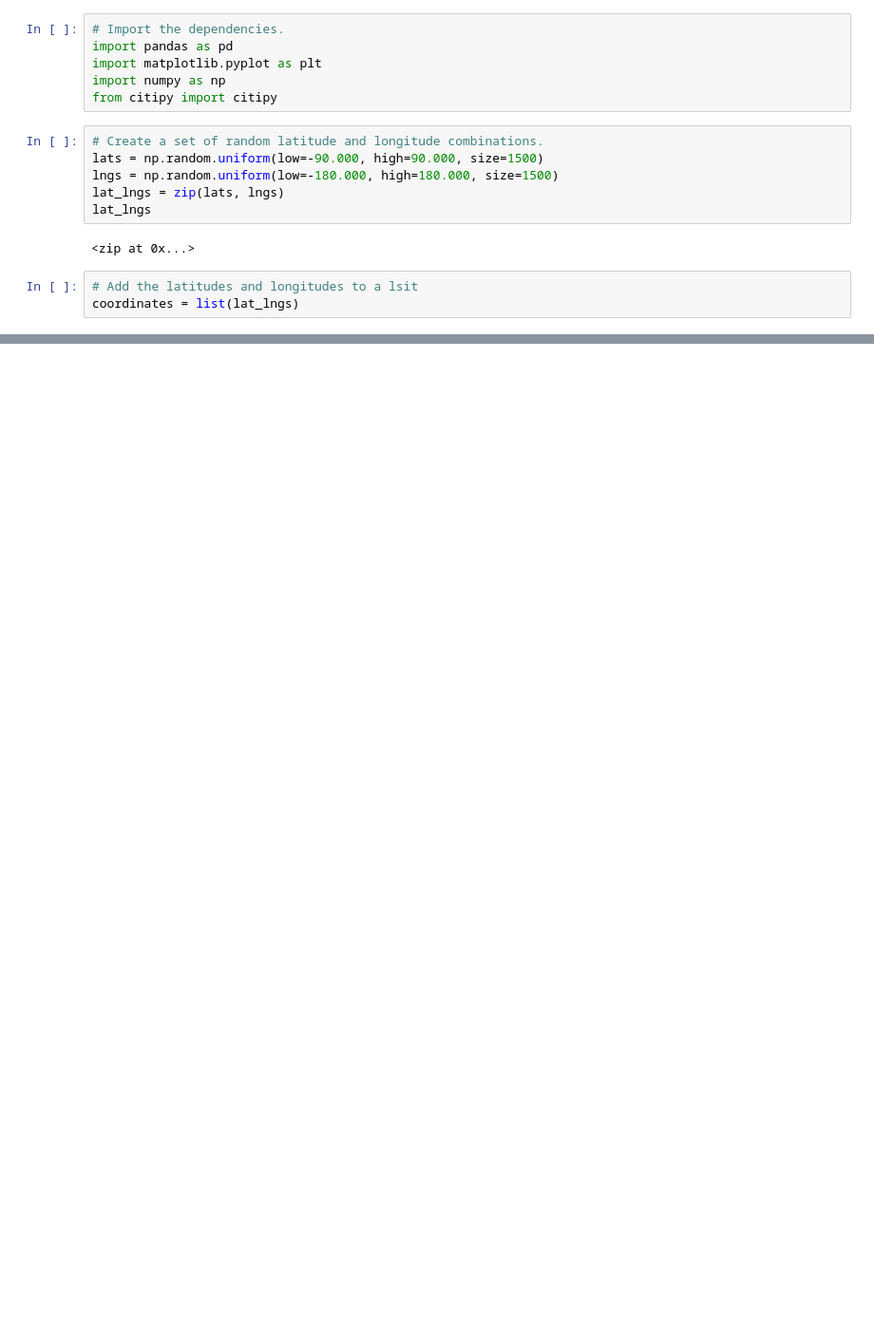
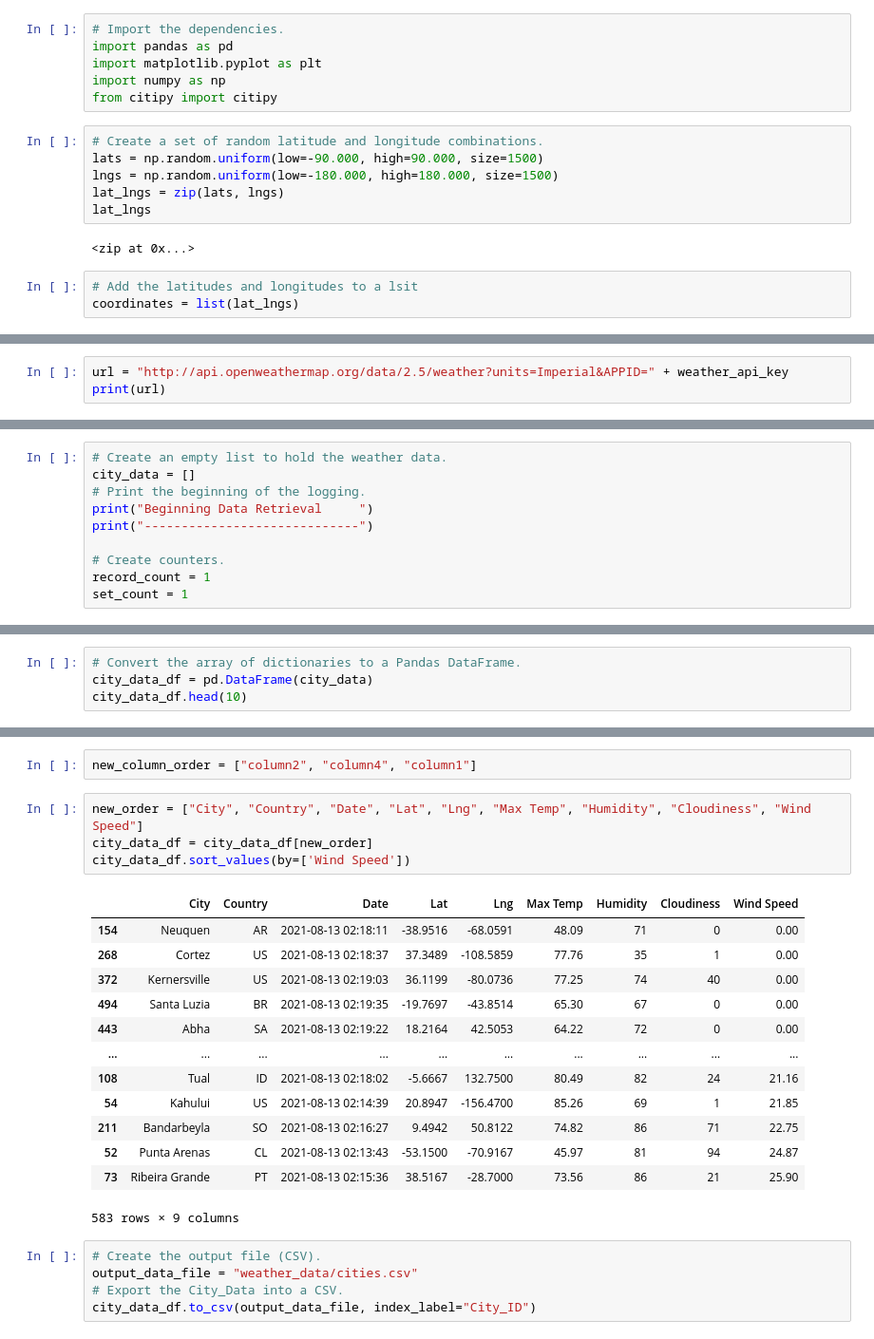
Before and after one commit to nickroach23/World_Weather_Analysis, a Jupyter notebook: WeatherPy.ipynb, the cells around one changed output, grey strips where cells are left out. Shown at 95% size. Saved outputs shown, nothing was run; the diff lists cells and outputs as text; blank space fills up the shorter version.

```diff
--- a/WeatherPy.ipynb
+++ b/WeatherPy.ipynb
@@ -31,0 +41,3 @@ len(cities)
+# %%
+url = "http://api.openweathermap.org/data/2.5/weather?units=Imperial&APPID=" + weather_api_key
+print(url)
@@ -31,0 +46,10 @@ len(cities)
+# %%
+# Create an empty list to hold the weather data.
+city_data = []
+# Print the beginning of the logging.
+print("Beginning Data Retrieval     ")
+print("-----------------------------")
+
+# Create counters.
+record_count = 1
+set_count = 1
@@ -31,0 +127,4 @@ len(cities)
+# %%
+# Convert the array of dictionaries to a Pandas DataFrame.
+city_data_df = pd.DataFrame(city_data)
+city_data_df.head(10)
@@ -31,0 +143,25 @@ len(cities)
+# %%
+new_column_order = ["column2", "column4", "column1"]
+# %%
+new_order = ["City", "Country", "Date", "Lat", "Lng", "Max Temp", "Humidity", "Cloudiness", "Wind Speed"]
+city_data_df = city_data_df[new_order]
+city_data_df.sort_values(by=['Wind Speed'])
+# %% [output]
+|  | City | Country | Date | Lat | Lng | Max Temp | Humidity | Cloudiness | Wind Speed |
+| 154 | Neuquen | AR | 2021-08-13 02:18:11 | -38.9516 | -68.0591 | 48.09 | 71 | 0 | 0.00 |
+| 268 | Cortez | US | 2021-08-13 02:18:37 | 37.3489 | -108.5859 | 77.76 | 35 | 1 | 0.00 |
+| 372 | Kernersville | US | 2021-08-13 02:19:03 | 36.1199 | -80.0736 | 77.25 | 74 | 40 | 0.00 |
+| 494 | Santa Luzia | BR | 2021-08-13 02:19:35 | -19.7697 | -43.8514 | 65.30 | 67 | 0 | 0.00 |
+| 443 | Abha | SA | 2021-08-13 02:19:22 | 18.2164 | 42.5053 | 64.22 | 72 | 0 | 0.00 |
+| ... | ... | ... | ... | ... | ... | ... | ... | ... | ... |
+| 108 | Tual | ID | 2021-08-13 02:18:02 | -5.6667 | 132.7500 | 80.49 | 82 | 24 | 21.16 |
+| 54 | Kahului | US | 2021-08-13 02:14:39 | 20.8947 | -156.4700 | 85.26 | 69 | 1 | 21.85 |
+| 211 | Bandarbeyla | SO | 2021-08-13 02:16:27 | 9.4942 | 50.8122 | 74.82 | 86 | 71 | 22.75 |
+| 52 | Punta Arenas | CL | 2021-08-13 02:13:43 | -53.1500 | -70.9167 | 45.97 | 81 | 94 | 24.87 |
+| 73 | Ribeira Grande | PT | 2021-08-13 02:15:36 | 38.5167 | -28.7000 | 73.56 | 86 | 21 | 25.90 |
+583 rows × 9 columns
+# %%
+# Create the output file (CSV).
+output_data_file = "weather_data/cities.csv"
+# Export the City_Data into a CSV.
+city_data_df.to_csv(output_data_file, index_label="City_ID")
```
Also changed, not shown: parts of 7 cells of this notebook, 4 other files.
